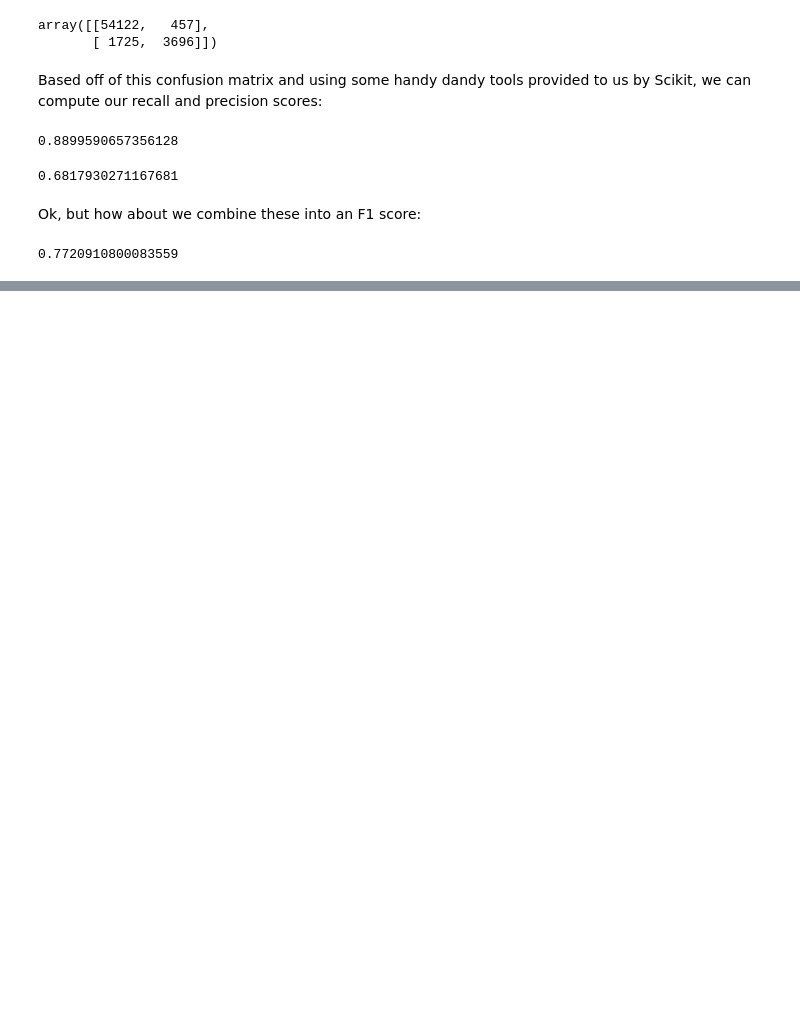
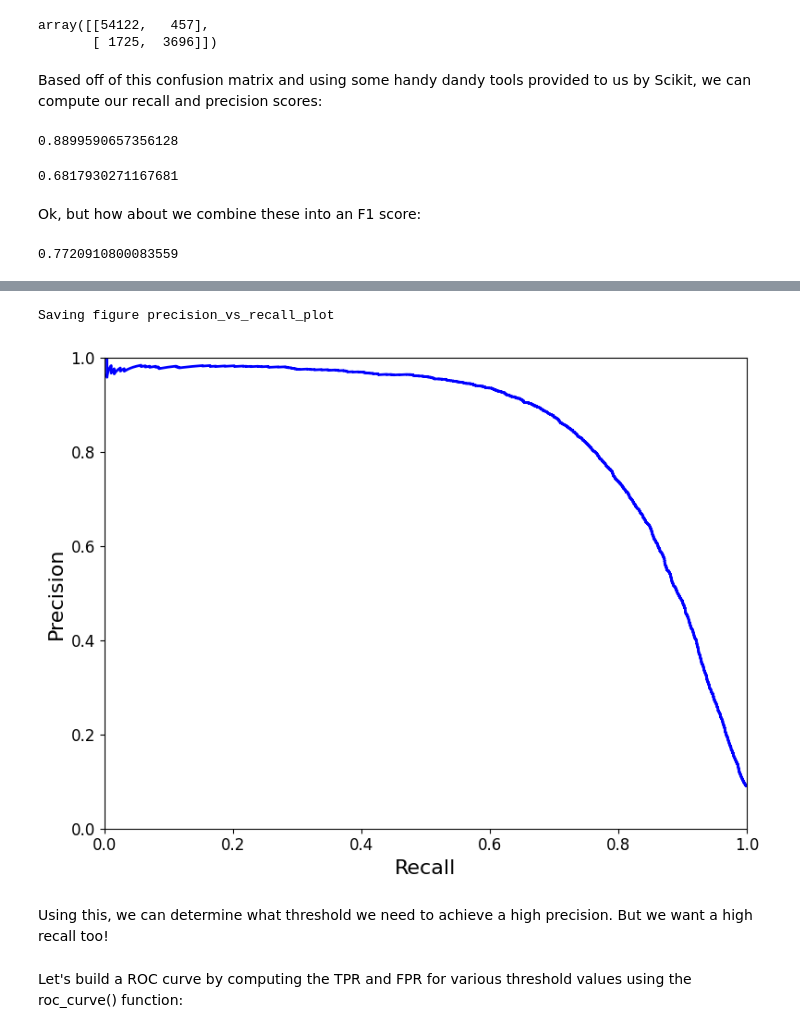
Before and after one commit to glehman67/griffdataprojects, a Jupyter notebook: griffdoesml/classification.ipynb, the cells around one changed output, grey strips where cells are left out. Saved outputs shown, nothing was run; the diff lists cells and outputs as text; code cells hidden in the pictures; blank space fills up the shorter version.

```diff
--- a/griffdoesml/classification.ipynb
+++ b/griffdoesml/classification.ipynb
@@ -238,0 +292,18 @@ f1_score(y_train_5, y_train_pred)
+# %%
+def plot_precision_vs_recall(precisions, recalls):
+    plt.plot(recalls, precisions, "b-", linewidth=2)
+    plt.xlabel("Recall", fontsize=16)
+    plt.ylabel("Precision", fontsize=16)
+    plt.axis([0, 1, 0, 1])
+
+plt.figure(figsize=(8, 6))
+plot_precision_vs_recall(precisions, recalls)
+save_fig("precision_vs_recall_plot")
+plt.show()
+# %% [output]
+Saving figure precision_vs_recall_plot
+[figure, added]
+# %% [markdown]
+Using this, we can determine what threshold we need to achieve a high precision.  But we want a high recall too!
+# %% [markdown]
+Let's build a ROC curve by computing the TPR and FPR for various threshold values using the roc_curve() function:
```
Also changed, not shown: parts of 43 cells of this notebook, 5 other files.
